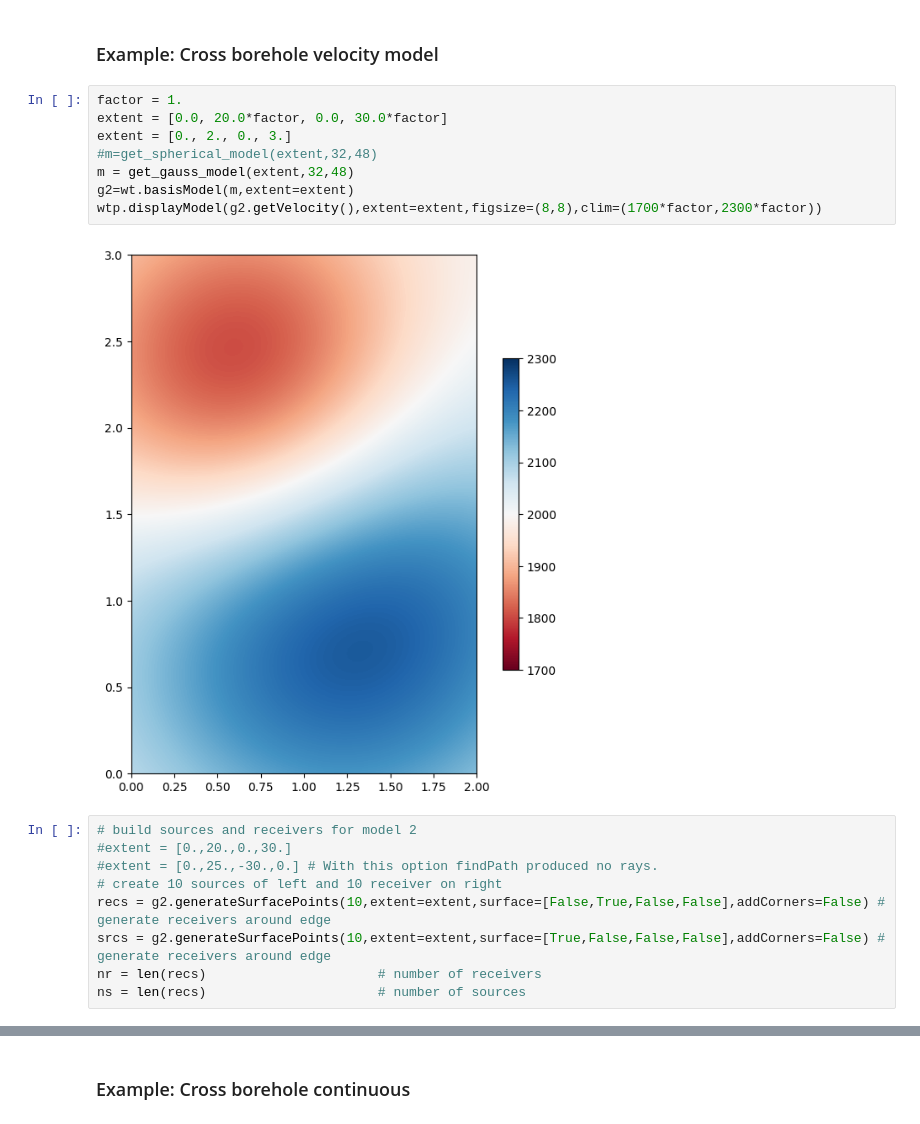
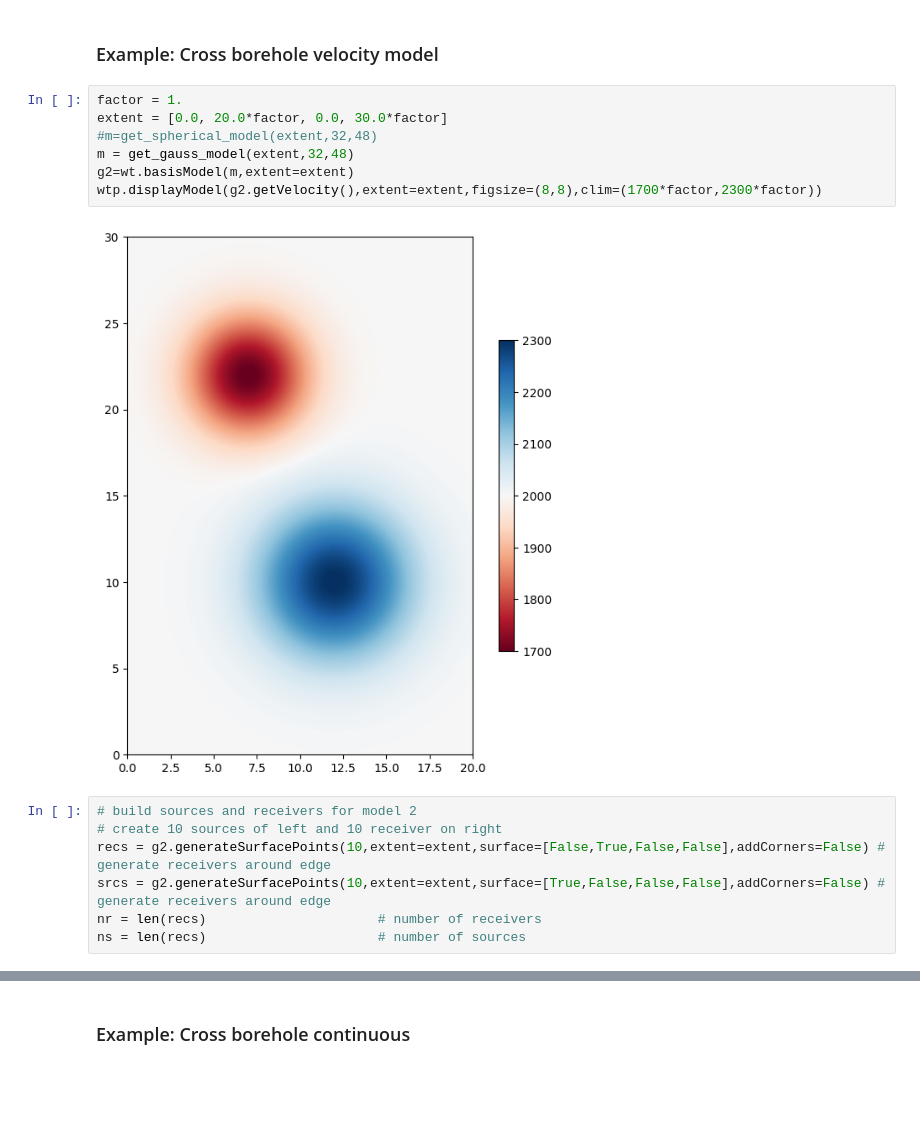
Before and after one commit to inlab-geo/pyfm2d, a Jupyter notebook: examples/FMM_demo_borehole.ipynb, the cells around one changed output, grey strips where cells are left out. Cells and saved outputs as stored; diff of their text form; blank space fills up the shorter version.

```diff
--- a/examples/FMM_demo_borehole.ipynb
+++ b/examples/FMM_demo_borehole.ipynb
@@ -229,17 +211,14 @@ wtp.displayModel(g.getVelocity(),wfront=fmm.tfield,alpha=0.5,colors='k',linewidt
 # %%
 factor = 1.
 extent = [0.0, 20.0*factor, 0.0, 30.0*factor]
-extent = [0., 2., 0., 3.]
 #m=get_spherical_model(extent,32,48)
 m = get_gauss_model(extent,32,48)
 g2=wt.basisModel(m,extent=extent)
 wtp.displayModel(g2.getVelocity(),extent=extent,figsize=(8,8),clim=(1700*factor,2300*factor))
 # %% [output]
-[figure, old version]
+[figure, new version]
 # %%
 # build sources and receivers for model 2
-#extent = [0.,20.,0.,30.]
-#extent = [0.,25.,-30.,0.] # With this option findPath produced no rays.
 # create 10 sources of left and 10 receiver on right
 recs = g2.generateSurfacePoints(10,extent=extent,surface=[False,True,False,False],addCorners=False) # generate receivers around edge
 srcs = g2.generateSurfacePoints(10,extent=extent,surface=[True,False,False,False],addCorners=False) # generate receivers around edge
```
Also changed, not shown: parts of 7 cells of this notebook, 3 other files.
